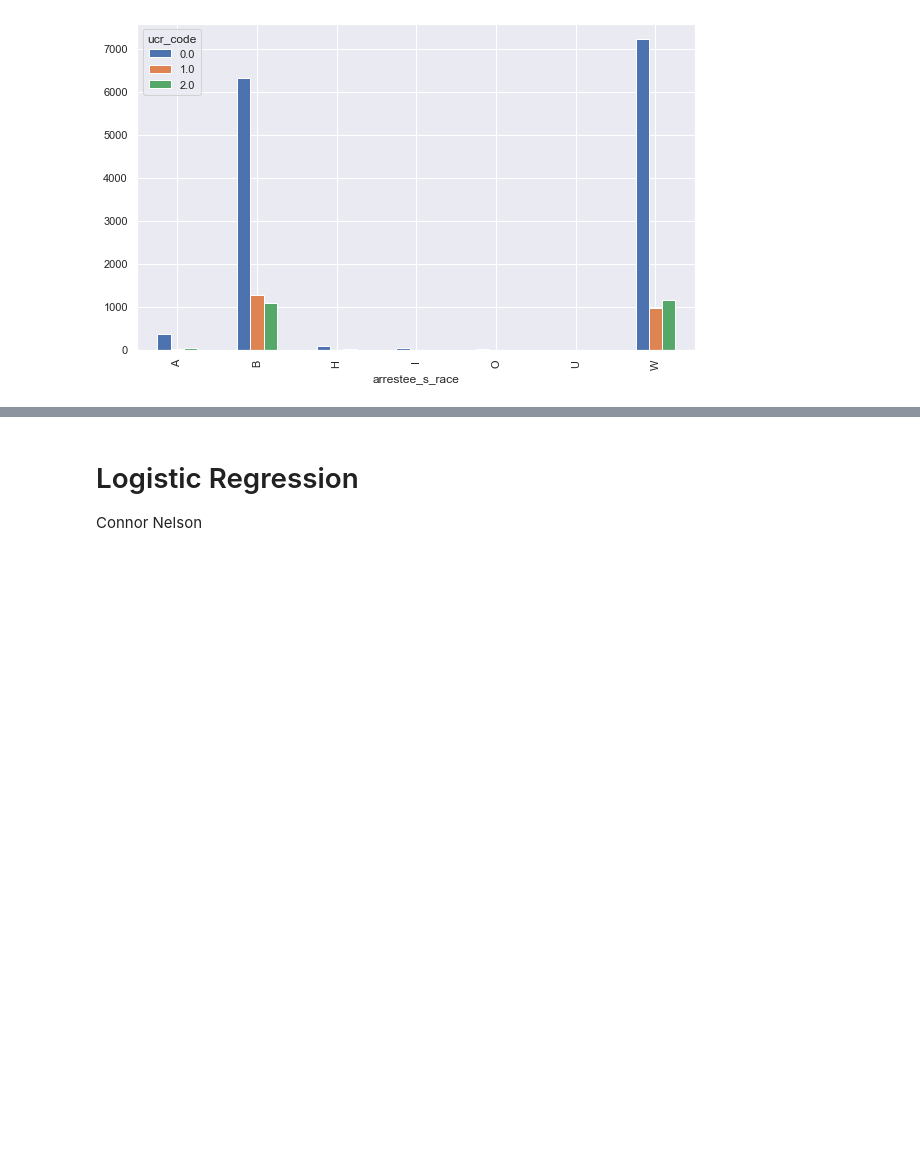
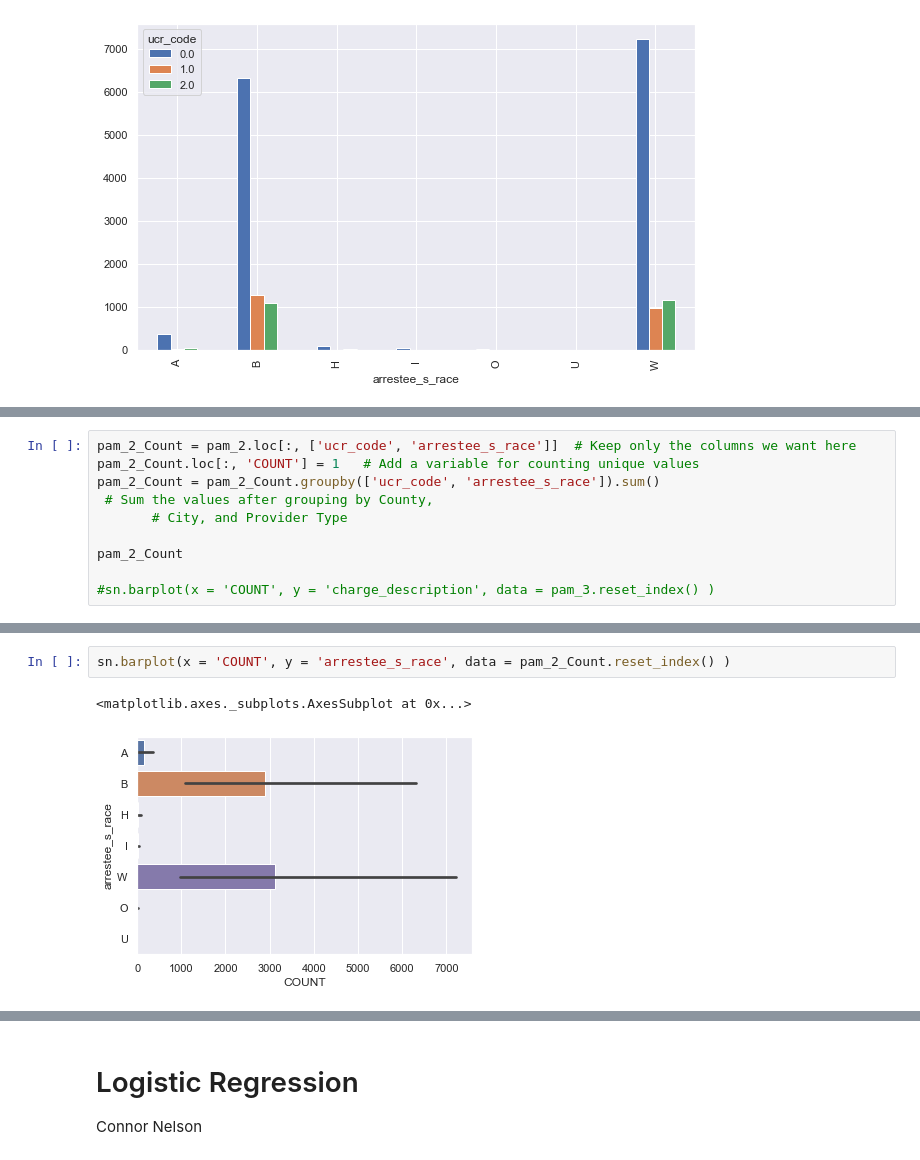
Before and after one commit to ConnorNelson1/Data_Analysis-Group-Project, a Jupyter notebook: CV_Group_Presentation.01-Copy1.ipynb, the cells around one changed output, grey strips where cells are left out. Drawn from its saved outputs; the diff is of its cells as text; blank space fills up the shorter version.

```diff
--- a/CV_Group_Presentation.01-Copy1.ipynb
+++ b/CV_Group_Presentation.01-Copy1.ipynb
@@ -468,0 +495,10 @@ temp.plot.bar(ax = ax)
+# %%
+pam_2_Count = pam_2.loc[:, ['ucr_code', 'arrestee_s_race']]  # Keep only the columns we want here
+pam_2_Count.loc[:, 'COUNT'] = 1   # Add a variable for counting unique values
+pam_2_Count = pam_2_Count.groupby(['ucr_code', 'arrestee_s_race']).sum()
+ # Sum the values after grouping by County,
+       # City, and Provider Type
+
+pam_2_Count
+
+#sn.barplot(x = 'COUNT', y = 'charge_description', data = pam_3.reset_index() )
@@ -468,0 +524,5 @@ temp.plot.bar(ax = ax)
+# %%
+sn.barplot(x = 'COUNT', y = 'arrestee_s_race', data = pam_2_Count.reset_index() )
+# %% [output]
+<matplotlib.axes._subplots.AxesSubplot at 0x...>
+[figure, added]
```
Also changed, not shown: parts of 15 cells of this notebook.
